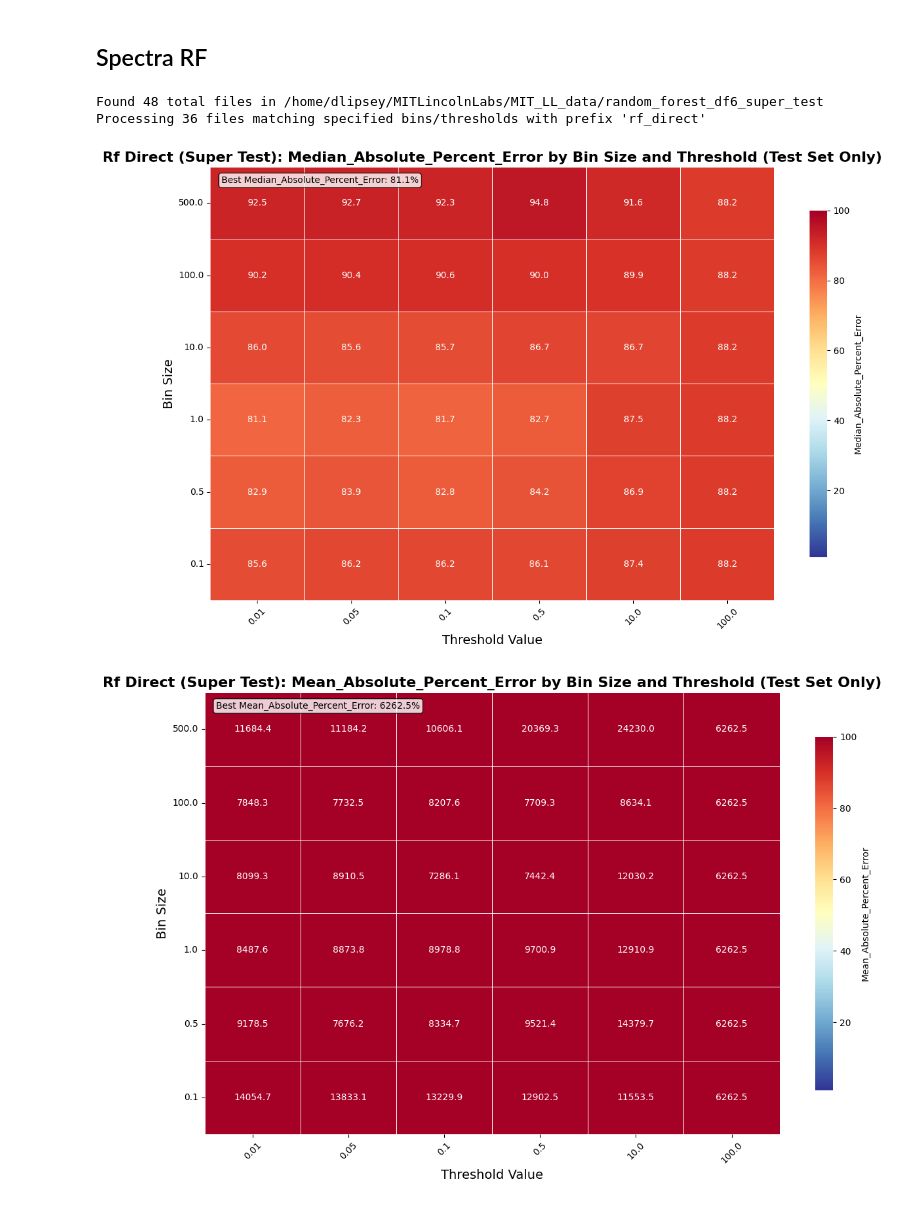
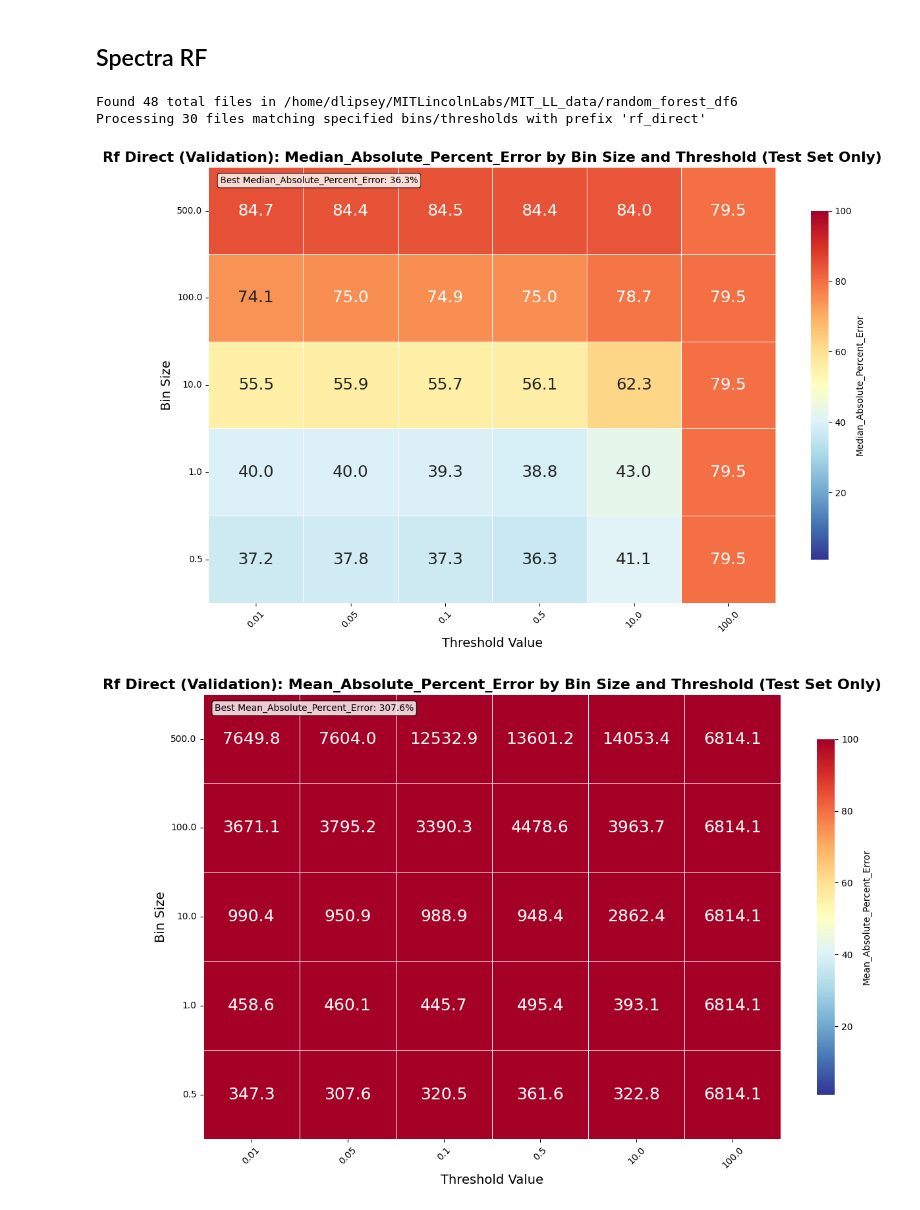
Before and after one commit to DashLLipsey/PREDICT-MIT-LL, a Jupyter notebook: Notebooks/Regression_final_results_figures.ipynb, the cells around one changed output. Drawn from its saved outputs; the diff is of its cells as text; code cells hidden in the pictures.

```diff
--- a/Notebooks/Regression_final_results_figures.ipynb
+++ b/Notebooks/Regression_final_results_figures.ipynb
@@ -424,7 +451,8 @@ def create_conditional_encoder_heatmaps_flexible(
             linewidths=0.5,
             vmin=vmin,
             vmax=vmax,
-            cbar_kws={'label': f'{metric_name}', 'shrink': 0.8}
+            cbar_kws={'label': f'{metric_name}', 'shrink': 0.8},
+            annot_kws={"size": 18}  # <-- Increase number font size here
         )
 
         test_type = "Super Test" if super_test else "Validation"
@@ -2005,20 +2038,20 @@ Filtered to test set only: 946 samples
 # %%
 create_conditional_encoder_heatmaps_flexible(
     folder_path="/home/dlipsey/MITLincolnLabs/MIT_LL_data/random_forest_df6",
     file_prefix='rf_direct',
     pred_col='rf_direct_tox_pred',
     test_only=True,
-    super_test=True,
-    bins=[0.1, 0.5, 1, 10, 100, 500],
+    super_test=False,
+    bins=[0.5, 1, 10, 100, 500],
     thresholds=[0.01, 0.05, 0.1, 0.5, 10, 100],
     vmin=1.0,
     vmax=100.0,
     figsize=(12, 8),
     save_plots=False,
     save_path=None
 )
 # %% [output]
-Found 48 total files in /home/dlipsey/MITLincolnLabs/MIT_LL_data/random_forest_df6_super_test
-Processing 36 files matching specified bins/thresholds with prefix 'rf_direct'
+Found 48 total files in /home/dlipsey/MITLincolnLabs/MIT_LL_data/random_forest_df6
+Processing 30 files matching specified bins/thresholds with prefix 'rf_direct'
-[figure, old version]
+[figure, new version]
-[figure, old version]
+[figure, new version]
```
Also changed, not shown: parts of 8 cells of this notebook, 5 other files.
